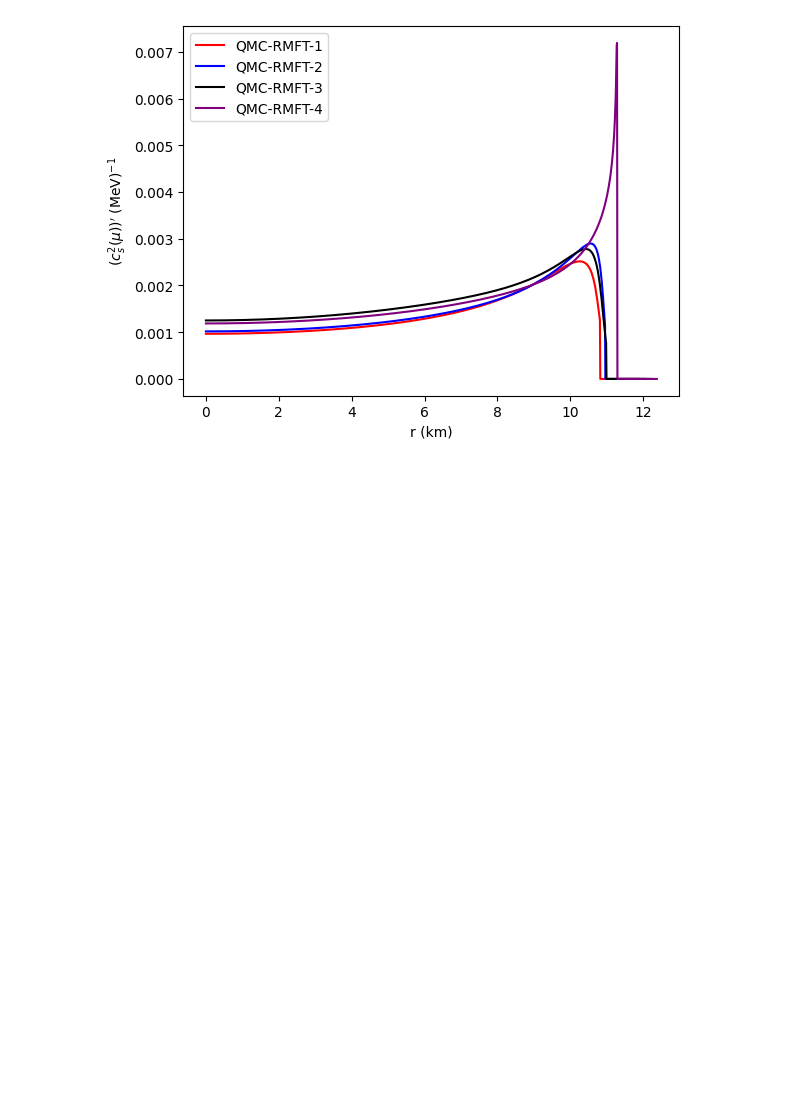
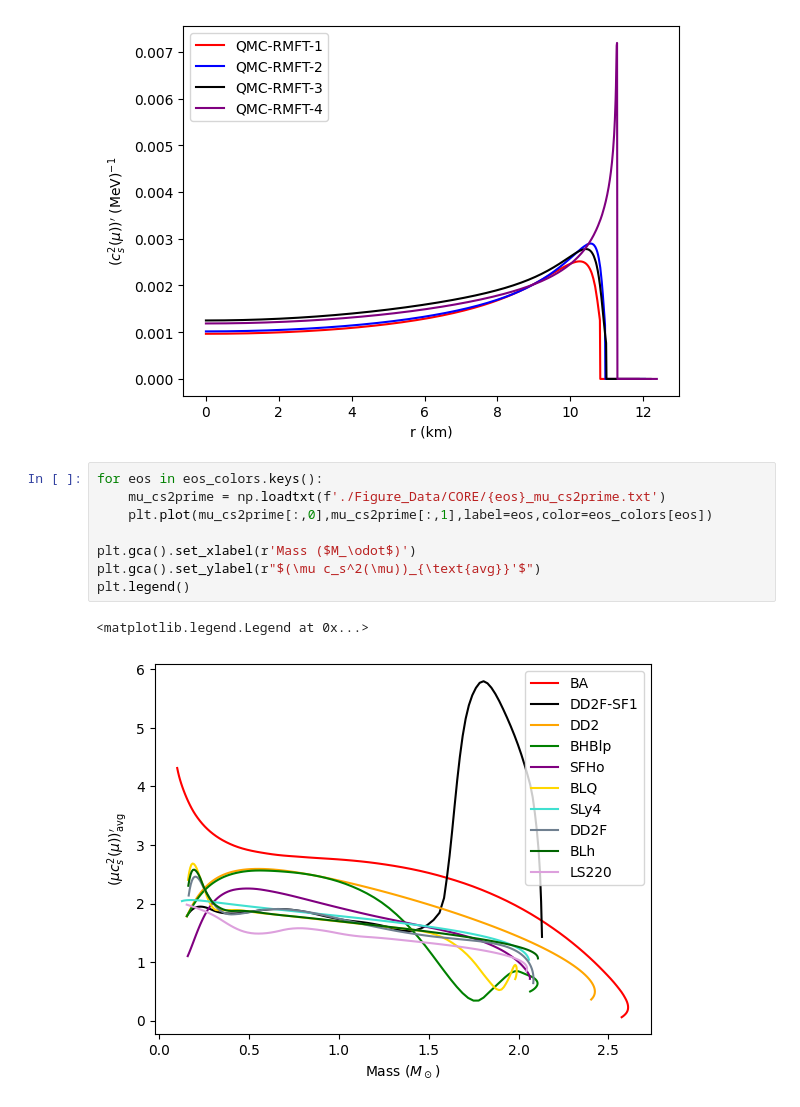
Before and after one commit to astro-man98/High_Density_Sound_Speed, a Jupyter notebook: CORE_FIgures.ipynb, the cells around one changed output. Drawn from its saved outputs; the diff is of its cells as text; blank space fills up the shorter version.

Commit message:
Added additional CORE figures and figure data

```diff
--- a/CORE_FIgures.ipynb
+++ b/CORE_FIgures.ipynb
@@ -61,3 +62,14 @@ plt.legend()
 plt.savefig('./Figures/Final_Paper_Figs/RMFT_cs2prime_vs_r.pdf',format='pdf',dpi = 300)
 # %% [output]
 [figure]
+# %%
+for eos in eos_colors.keys():
+    mu_cs2prime = np.loadtxt(f'./Figure_Data/CORE/{eos}_mu_cs2prime.txt')
+    plt.plot(mu_cs2prime[:,0],mu_cs2prime[:,1],label=eos,color=eos_colors[eos])
+
+plt.gca().set_xlabel(r'Mass ($M_\odot$)')
+plt.gca().set_ylabel(r"$(\mu c_s^2(\mu))_{\text{avg}}'$")
+plt.legend()
+# %% [output]
+<matplotlib.legend.Legend at 0x...>
+[figure, added]
```
Also changed, not shown: parts of 2 cells of this notebook, 27 other files.
